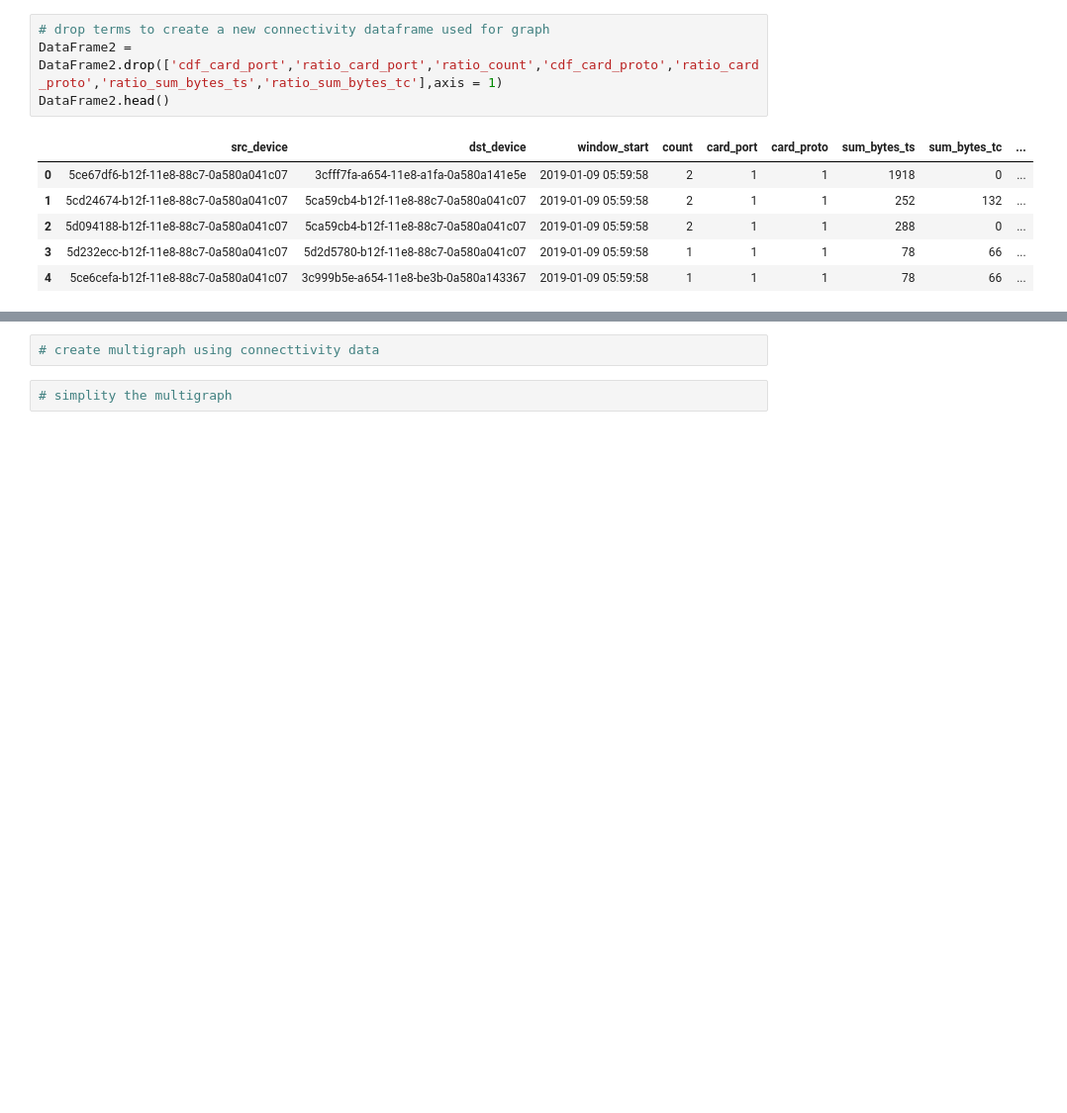
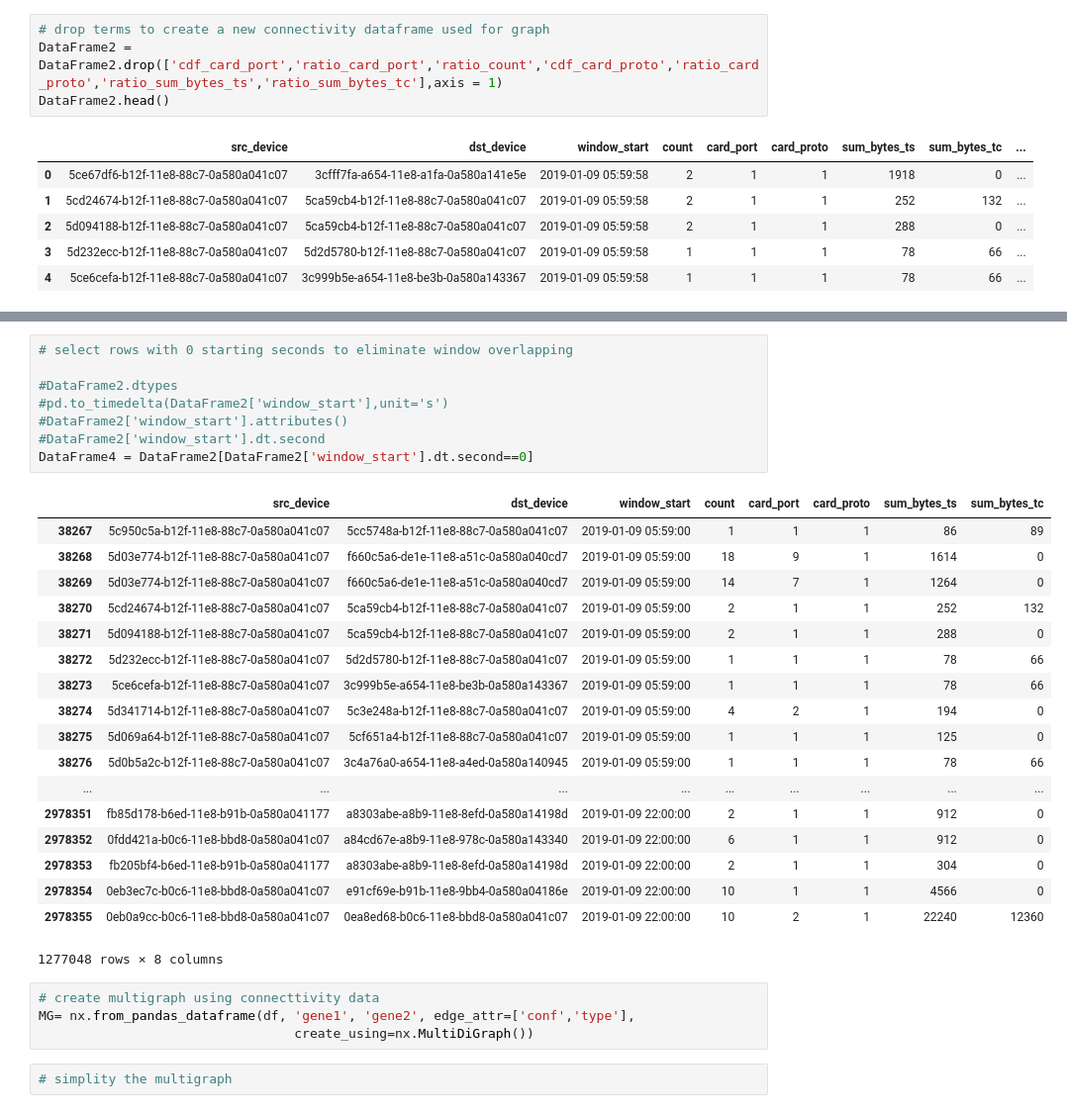
Before and after one commit to nicktang1992/DTSC-MLI-MIDTERM, a Jupyter notebook: Final Project.ipynb, the cells around one changed output, grey strips where cells are left out. Shown at 99% size. Saved outputs shown, nothing was run; the diff lists cells and outputs as text; blank space fills up the shorter version.

```diff
--- a/Final Project.ipynb
+++ b/Final Project.ipynb
@@ -147,4 +151,33 @@ DataFrame2
+# %%
+# select rows with 0 starting seconds to eliminate window overlapping
+
+#DataFrame2.dtypes
+#pd.to_timedelta(DataFrame2['window_start'],unit='s')
+#DataFrame2['window_start'].attributes()
+#DataFrame2['window_start'].dt.second
+DataFrame4 = DataFrame2[DataFrame2['window_start'].dt.second==0]
+# %% [output]
+|  | src_device | dst_device | window_start | count | card_port | card_proto | sum_bytes_ts | sum_bytes_tc |
+| 38267 | 5c950c5a-b12f-11e8-88c7-0a580a041c07 | 5cc5748a-b12f-11e8-88c7-0a580a041c07 | 2019-01-09 05:59:00 | 1 | 1 | 1 | 86 | 89 |
+| 38268 | 5d03e774-b12f-11e8-88c7-0a580a041c07 | f660c5a6-de1e-11e8-a51c-0a580a040cd7 | 2019-01-09 05:59:00 | 18 | 9 | 1 | 1614 | 0 |
+| 38269 | 5d03e774-b12f-11e8-88c7-0a580a041c07 | f660c5a6-de1e-11e8-a51c-0a580a040cd7 | 2019-01-09 05:59:00 | 14 | 7 | 1 | 1264 | 0 |
+| 38270 | 5cd24674-b12f-11e8-88c7-0a580a041c07 | 5ca59cb4-b12f-11e8-88c7-0a580a041c07 | 2019-01-09 05:59:00 | 2 | 1 | 1 | 252 | 132 |
+| 38271 | 5d094188-b12f-11e8-88c7-0a580a041c07 | 5ca59cb4-b12f-11e8-88c7-0a580a041c07 | 2019-01-09 05:59:00 | 2 | 1 | 1 | 288 | 0 |
+| 38272 | 5d232ecc-b12f-11e8-88c7-0a580a041c07 | 5d2d5780-b12f-11e8-88c7-0a580a041c07 | 2019-01-09 05:59:00 | 1 | 1 | 1 | 78 | 66 |
+| 38273 | 5ce6cefa-b12f-11e8-88c7-0a580a041c07 | 3c999b5e-a654-11e8-be3b-0a580a143367 | 2019-01-09 05:59:00 | 1 | 1 | 1 | 78 | 66 |
+| 38274 | 5d341714-b12f-11e8-88c7-0a580a041c07 | 5c3e248a-b12f-11e8-88c7-0a580a041c07 | 2019-01-09 05:59:00 | 4 | 2 | 1 | 194 | 0 |
+| 38275 | 5d069a64-b12f-11e8-88c7-0a580a041c07 | 5cf651a4-b12f-11e8-88c7-0a580a041c07 | 2019-01-09 05:59:00 | 1 | 1 | 1 | 125 | 0 |
+| 38276 | 5d0b5a2c-b12f-11e8-88c7-0a580a041c07 | 3c4a76a0-a654-11e8-a4ed-0a580a140945 | 2019-01-09 05:59:00 | 1 | 1 | 1 | 78 | 66 |
+| ... | ... | ... | ... | ... | ... | ... | ... | ... |
+| 2978351 | fb85d178-b6ed-11e8-b91b-0a580a041177 | a8303abe-a8b9-11e8-8efd-0a580a14198d | 2019-01-09 22:00:00 | 2 | 1 | 1 | 912 | 0 |
+| 2978352 | 0fdd421a-b0c6-11e8-bbd8-0a580a041c07 | a84cd67e-a8b9-11e8-978c-0a580a143340 | 2019-01-09 22:00:00 | 6 | 1 | 1 | 912 | 0 |
+| 2978353 | fb205bf4-b6ed-11e8-b91b-0a580a041177 | a8303abe-a8b9-11e8-8efd-0a580a14198d | 2019-01-09 22:00:00 | 2 | 1 | 1 | 304 | 0 |
+| 2978354 | 0eb3ec7c-b0c6-11e8-bbd8-0a580a041c07 | e91cf69e-b91b-11e8-9bb4-0a580a04186e | 2019-01-09 22:00:00 | 10 | 1 | 1 | 4566 | 0 |
+| 2978355 | 0eb0a9cc-b0c6-11e8-bbd8-0a580a041c07 | 0ea8ed68-b0c6-11e8-bbd8-0a580a041c07 | 2019-01-09 22:00:00 | 10 | 2 | 1 | 22240 | 12360 |
+1277048 rows × 8 columns
 # %%
 # create multigraph using connecttivity data
+MG= nx.from_pandas_dataframe(df, 'gene1', 'gene2', edge_attr=['conf','type'],
+                                 create_using=nx.MultiDiGraph())
 # %%
 # simplity the multigraph
```
Also changed, not shown: parts of 4 cells of this notebook.
